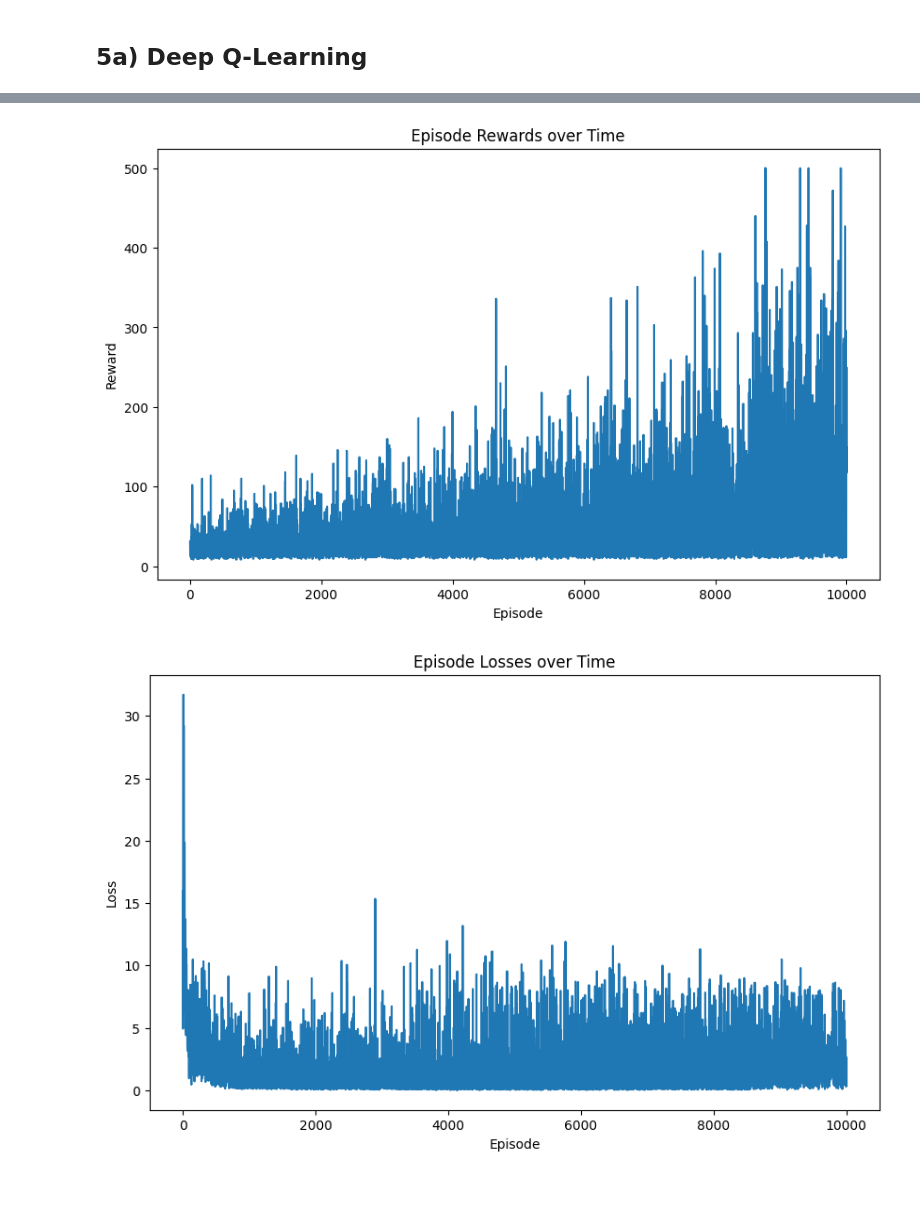
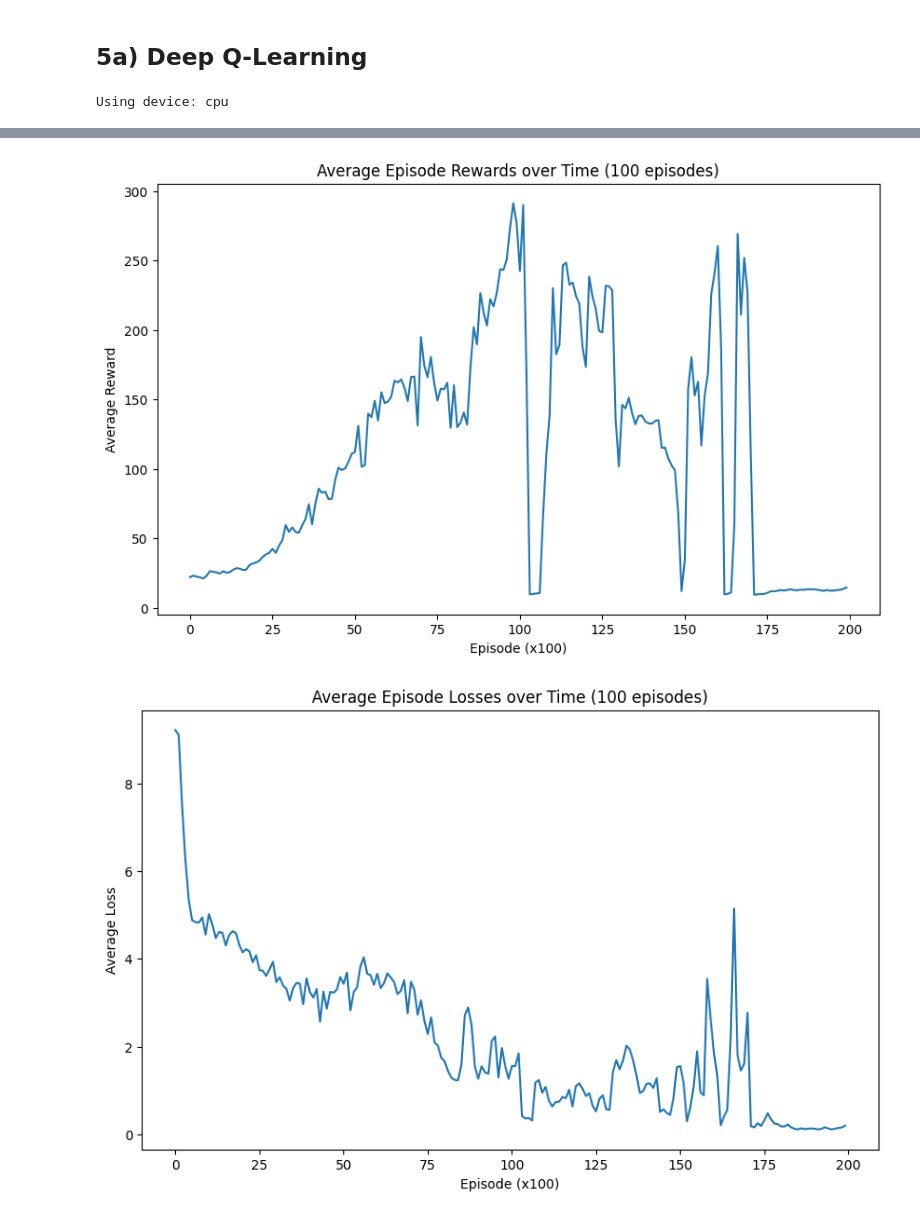
Before and after one commit to MarvinKohnen/deep-reinforcement-learning, a Jupyter notebook: assignments/exercise05/exercise5.1.ipynb, the cells around one changed output, grey strips where cells are left out. Saved outputs shown, nothing was run; the diff lists cells and outputs as text; code cells hidden in the pictures; blank space fills up the shorter version.

Commit message:
experiment with epsilon decay and gamma

```diff
--- a/assignments/exercise05/exercise5.1.ipynb
+++ b/assignments/exercise05/exercise5.1.ipynb
@@ -11,6 +11,11 @@ import matplotlib.pyplot as plt
 import torch
 import torch.nn as nn
 import torch.optim as optim
+# %%
+device = torch.device("cuda" if torch.cuda.is_available() else "cpu")
+print(f"Using device: {device}")
+# %% [output]
+Using device: cpu
 # %%
 class ConfigurableMLP(nn.Module):
     def __init__(self, config):
@@ -45,6 +50,7 @@ class ConfigurableMLP(nn.Module):
             raise ValueError(f"Unsupported activation: {final_activation}")
 
         self.network = nn.Sequential(*layers)
+        self.to(device)  # Move model to GPU
 
         print(self)
 
@@ -133,7 +139,6 @@ class TD():
         value_fct: QNetwork,
         env: gym.Env,
         gamma: float = 0.8,
-        alpha: float = 0.1,
         epsilon: float = 0.1,
         epsilon_start: float = 1.0,
         epsilon_end: float = 0.1,
@@ -143,7 +148,6 @@ class TD():
         self.env = env
         self.value_function = value_fct
         self.gamma = gamma
-        self.alpha = alpha
         self.epsilon_start = epsilon_start
         self.epsilon_end = epsilon_end
         self.epsilon_decay_steps = epsilon_decay_steps
@@ -191,8 +195,10 @@ class TD():
 
             self.episode_rewards.append(accumulated_reward)
             self.episode_losses.append(episode_loss)
-            if episode % 100 == 0:
-                print(f"Episode {episode} completed. Epsilon: {self.epsilon}. Loss: {self.episode_losses[-1]}")
+            if episode % 500 == 0:
+                avg_loss = np.mean(self.episode_losses[-100:])
+                avg_reward = np.mean(self.episode_rewards[-100:])
+                print(f"Episode {episode} completed. Epsilon: {self.epsilon:.2f}. Avg Loss (last 100): {avg_loss:.2f}. Avg Reward (last 100): {avg_reward:.2f}")
 
         return self.value_function, self.actor, self.episode_rewards, self.episode_losses
 
@@ -208,28 +214,30 @@ class TD():
 env = gym.make("CartPole-v1")
 env.reset()
 
-episodes = 10000
+episodes = 20000
 
 actor = Actor(num_actions=env.action_space.n)
 value_function = QNetwork(n_input_features=env.observation_space.shape[0], n_actions=env.action_space.n)
-algorithm = TD(actor, value_function, env, gamma=0.8, alpha=0.1, epsilon_start=1.0, epsilon_end=0.1, epsilon_decay_steps=episodes)
+algorithm = TD(actor, value_function, env, gamma=0.99, epsilon_start=1, epsilon_end=0.01, epsilon_decay_steps=10000)
 
 algorithm.train_deep_q_learning(episodes)
 
-# Plot the episode rewards
+# Plot the average episode rewards over 100 episodes
+average_rewards = [np.mean(algorithm.episode_rewards[i:i+100]) for i in range(0, len(algorithm.episode_rewards), 100)]
 plt.figure(figsize=(10, 6))
-plt.plot(algorithm.episode_rewards)
-plt.title('Episode Rewards over Time')
-plt.xlabel('Episode')
-plt.ylabel('Reward')
+plt.plot(average_rewards)
+plt.title('Average Episode Rewards over Time (100 episodes)')
+plt.xlabel('Episode (x100)')
+plt.ylabel('Average Reward')
 plt.show()
 
-# Plot the episode losses
+# Plot the average episode losses over 100 episodes
+average_losses = [np.mean(algorithm.episode_losses[i:i+100]) for i in range(0, len(algorithm.episode_losses), 100)]
 plt.figure(figsize=(10, 6))
-plt.plot(algorithm.episode_losses)
-plt.title('Episode Losses over Time')
-plt.xlabel('Episode')
-plt.ylabel('Loss')
+plt.plot(average_losses)
+plt.title('Average Episode Losses over Time (100 episodes)')
+plt.xlabel('Episode (x100)')
+plt.ylabel('Average Loss')
 plt.show()
 # %% [output]
 ConfigurableMLP(
@@ -250,4 +258,4 @@ Episode 9900 completed. Epsilon: 0.10899999999999999. Loss: 4.200337704650451
 
 Training completed!
-[figure, old version]
+[figure, new version]
-[figure, old version]
+[figure, new version]
```
Also changed, not shown: parts of 3 cells of this notebook.
